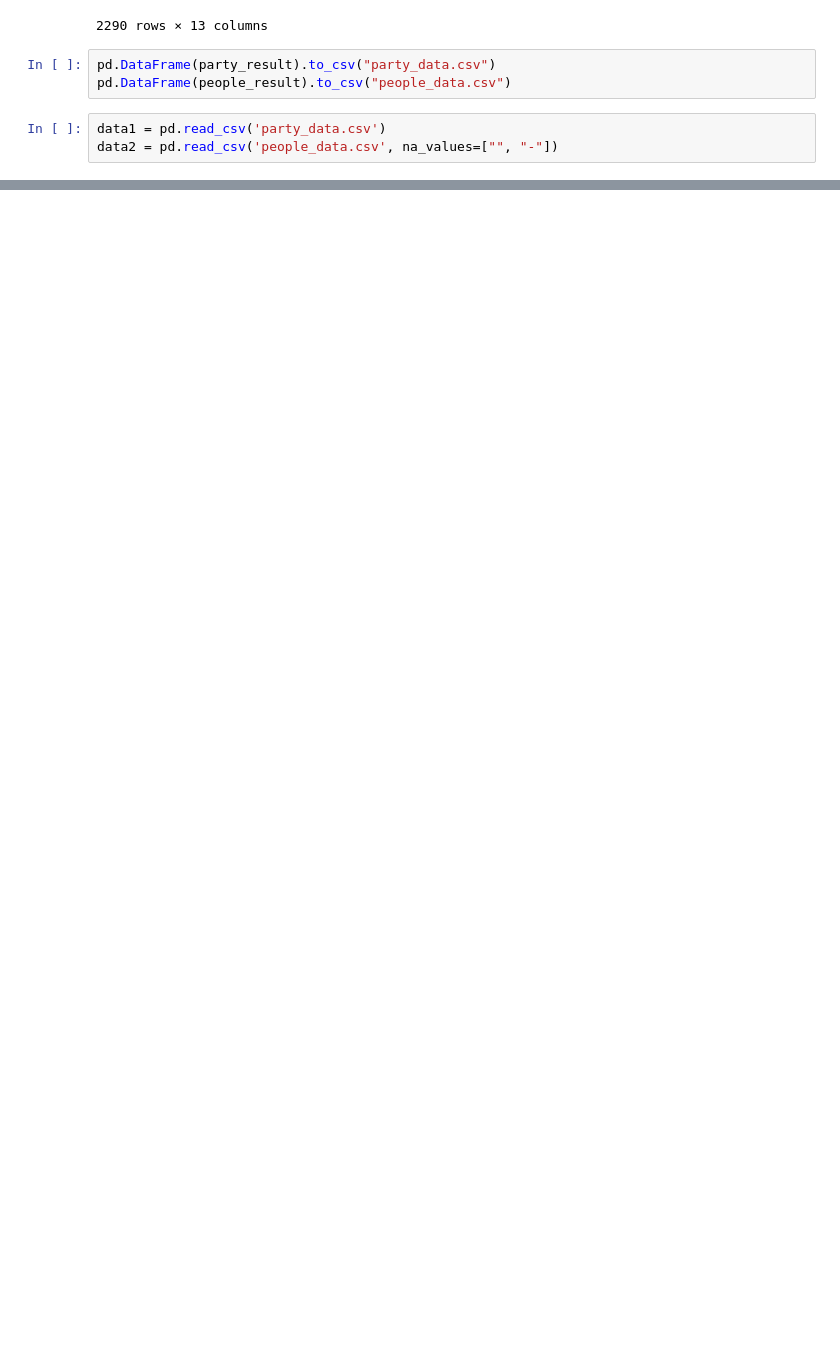
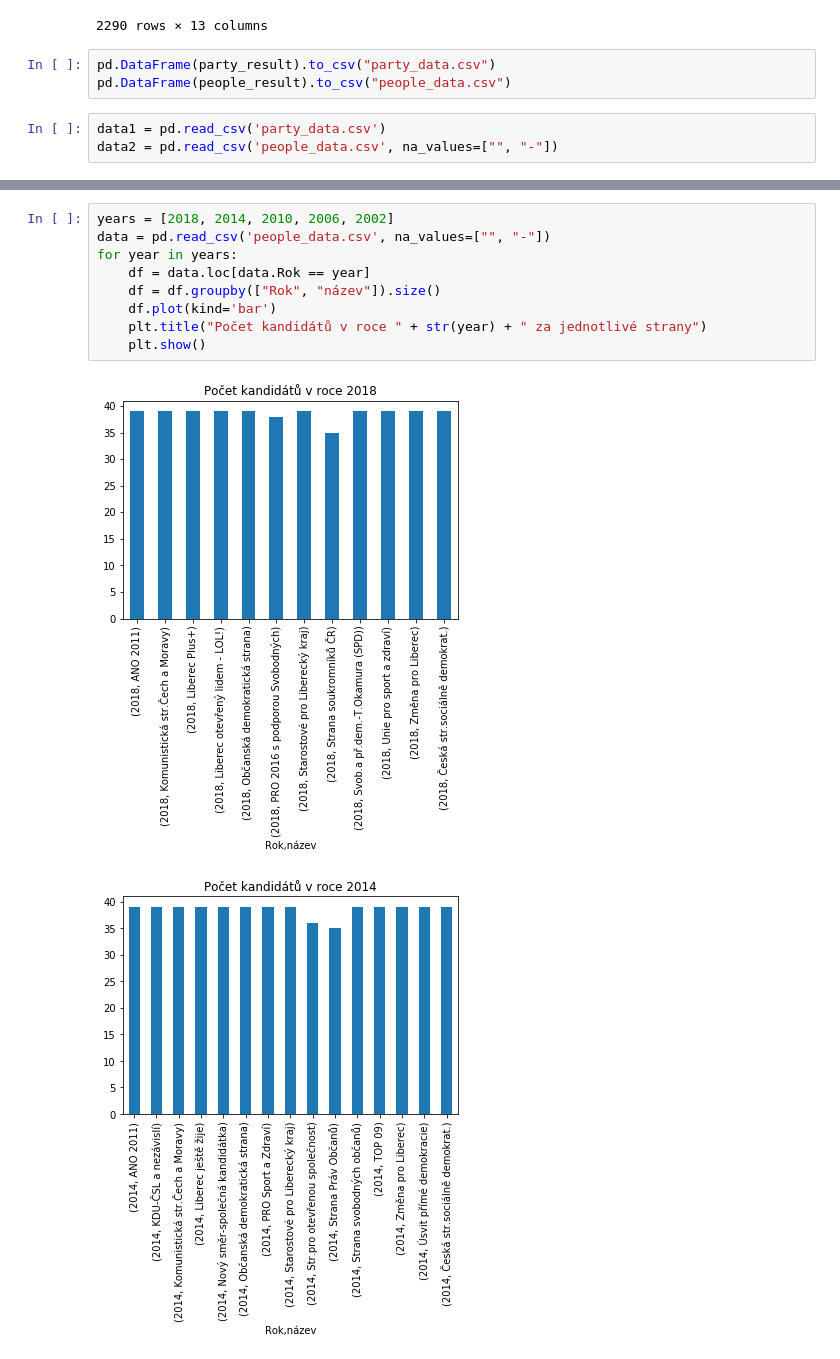
Before and after one commit to zidcenek/BI-VZD-2019-zidcenek, a Jupyter notebook: 01/homework_01_B191.ipynb, the cells around one changed output, grey strips where cells are left out. Drawn from its saved outputs; the diff is of its cells as text; blank space fills up the shorter version.

```diff
--- a/01/homework_01_B191.ipynb
+++ b/01/homework_01_B191.ipynb
@@ -275 +281,13 @@ plt.show()
 [figure]
+# %%
+years = [2018, 2014, 2010, 2006, 2002]
+data = pd.read_csv('people_data.csv', na_values=["", "-"])
+for year in years:
+    df = data.loc[data.Rok == year]
+    df = df.groupby(["Rok", "název"]).size()
+    df.plot(kind='bar')
+    plt.title("Počet kandidátů v roce " + str(year) + " za jednotlivé strany")
+    plt.show()
+# %% [output]
+[figure, added]
+[figure, added]
```
Also changed, not shown: parts of 7 cells of this notebook.
